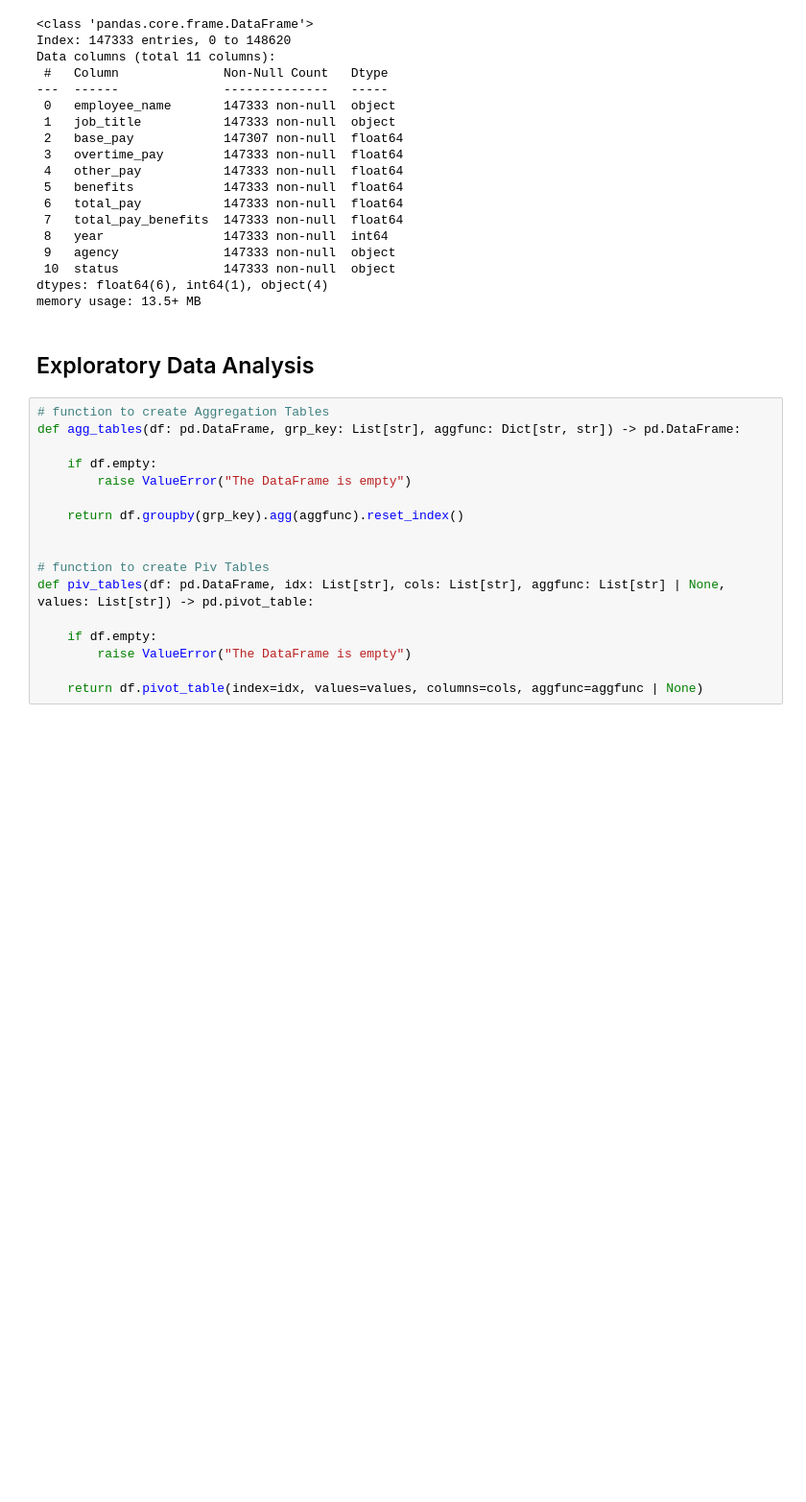
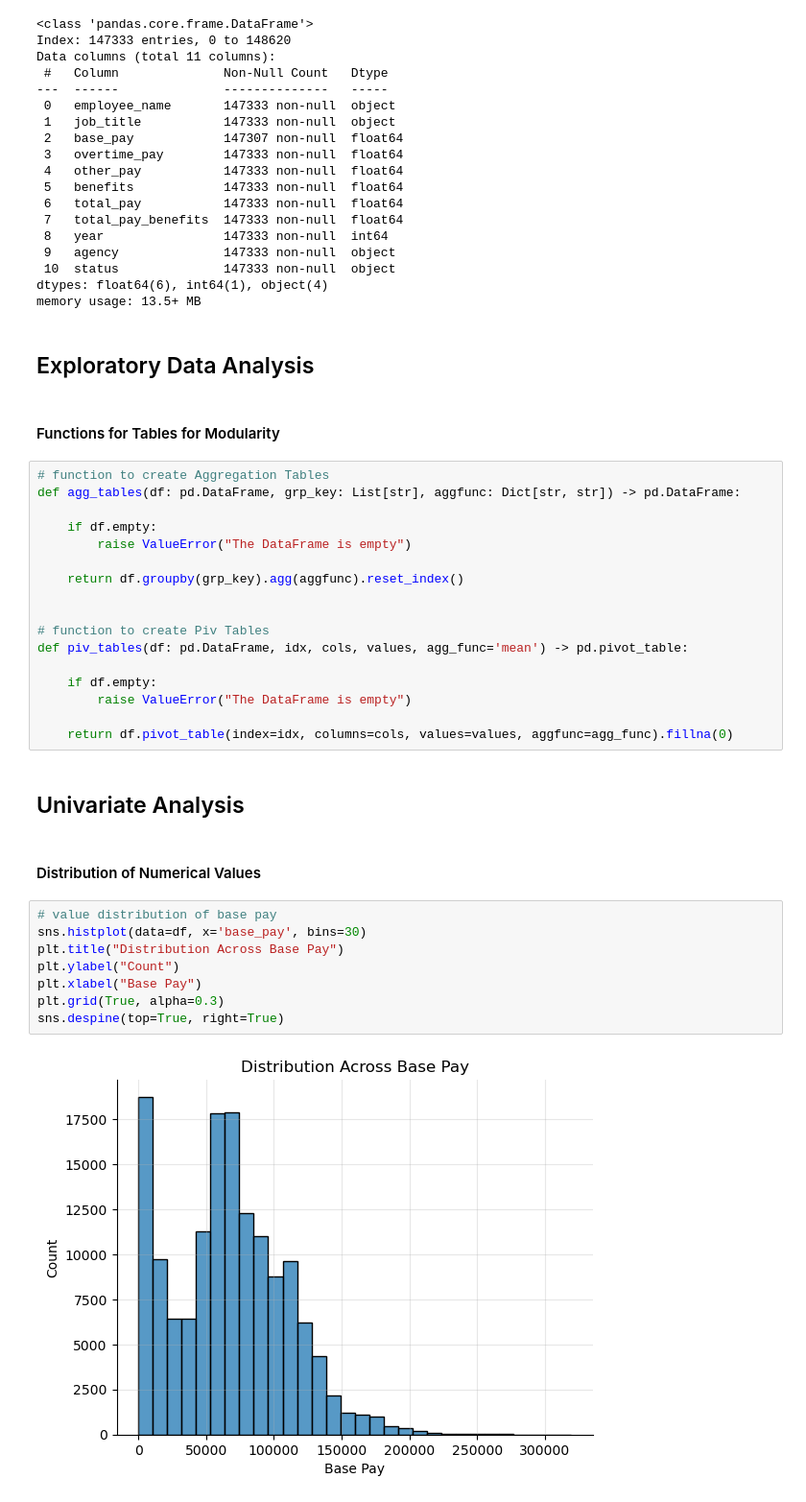
Before and after one commit to leiandrei/Salaries-Dataset-Cleaning-and-Aggregation, a Jupyter notebook: notebooks/analysis.ipynb, the cells around one changed output. Shown at 96% size. Drawn from its saved outputs; the diff is of its cells as text; blank space fills up the shorter version.

Commit message:
(add): Univariate Analysis

```diff
--- a/notebooks/analysis.ipynb
+++ b/notebooks/analysis.ipynb
@@ -47,6 +47,8 @@ dtypes: float64(6), int64(1), object(4)
 memory usage: 13.5+ MB
 # %% [markdown]
 ## Exploratory Data Analysis
+# %% [markdown]
+#### Functions for Tables for Modularity
 # %%
 # function to create Aggregation Tables
 def agg_tables(df: pd.DataFrame, grp_key: List[str], aggfunc: Dict[str, str]) -> pd.DataFrame:
@@ -58,9 +60,23 @@ def agg_tables(df: pd.DataFrame, grp_key: List[str], aggfunc: Dict[str, str]) ->
 
 
 # function to create Piv Tables
-def piv_tables(df: pd.DataFrame, idx: List[str], cols: List[str], aggfunc: List[str] | None, values: List[str]) -> pd.pivot_table:
+def piv_tables(df: pd.DataFrame, idx, cols, values, agg_func='mean') -> pd.pivot_table:
 
     if df.empty:
         raise ValueError("The DataFrame is empty")
 
-    return df.pivot_table(index=idx, values=values, columns=cols, aggfunc=aggfunc | None)
+    return df.pivot_table(index=idx, columns=cols, values=values, aggfunc=agg_func).fillna(0)
+# %% [markdown]
+## Univariate Analysis
+# %% [markdown]
+#### Distribution of Numerical Values
+# %%
+# value distribution of base pay
+sns.histplot(data=df, x='base_pay', bins=30)
+plt.title("Distribution Across Base Pay")
+plt.ylabel("Count")
+plt.xlabel("Base Pay")
+plt.grid(True, alpha=0.3)
+sns.despine(top=True, right=True)
+# %% [output]
+[figure, added]
```
Also changed, not shown: parts of 8 cells of this notebook.
